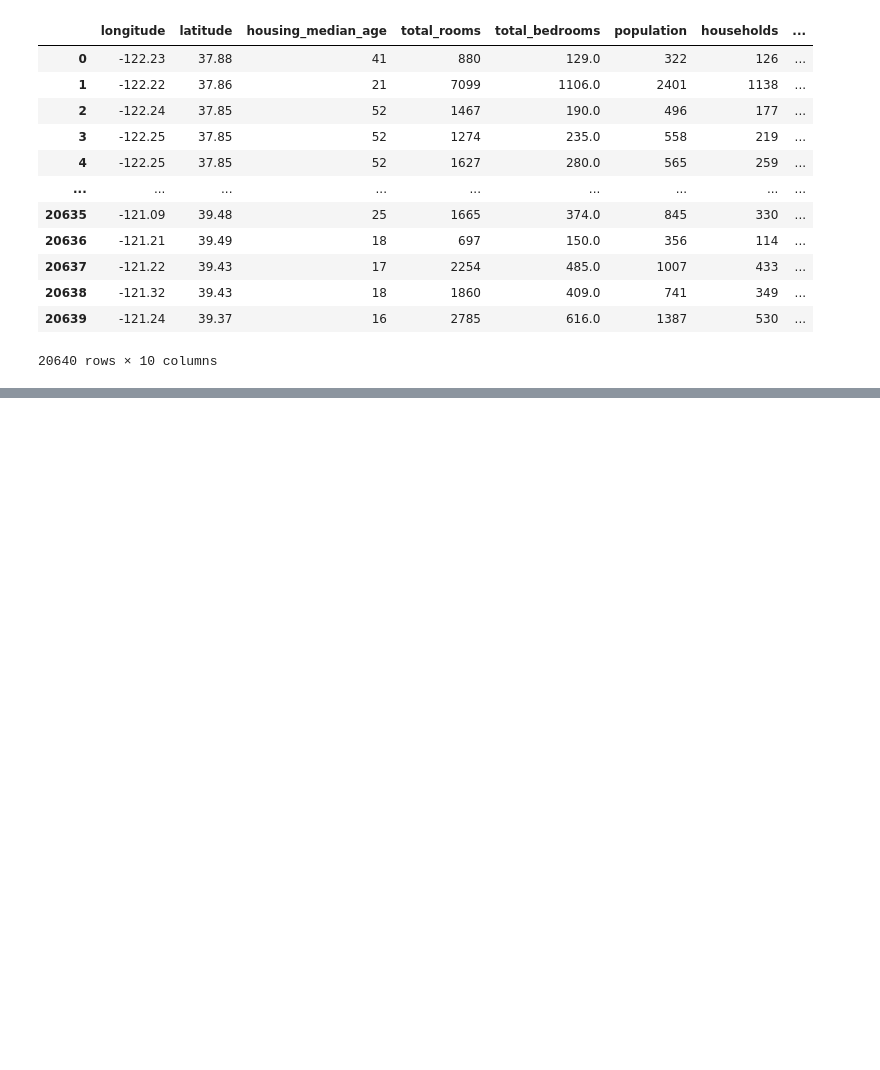
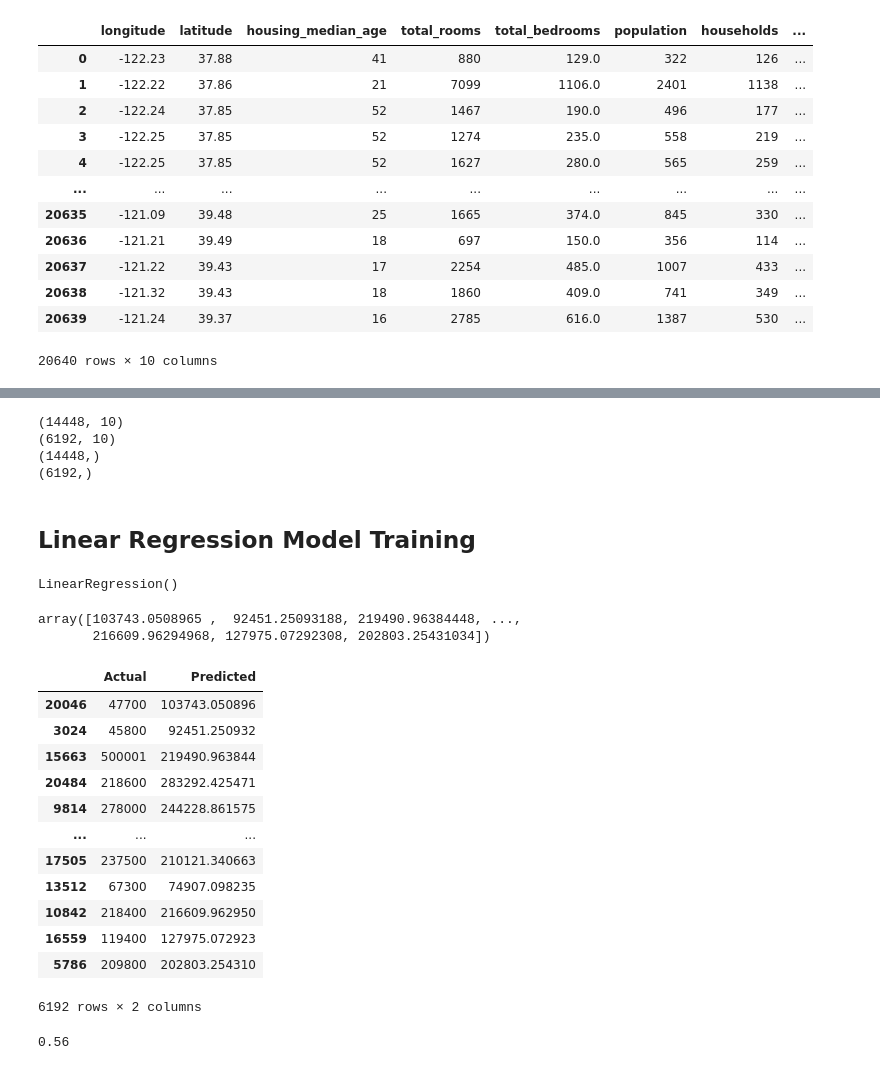
Before and after one commit to nishags83g/my-ai-learning, a Jupyter notebook: mylearnings.ipynb, the cells around one changed output, grey strips where cells are left out. Cells and saved outputs as stored; diff of their text form; code cells hidden in the pictures; blank space fills up the shorter version.

```diff
--- a/mylearnings.ipynb
+++ b/mylearnings.ipynb
@@ -264,0 +422,5 @@ caHousing
+# %%
+## Split target variable and feature variables. X here is a dataframe and y is a series
+X = caHousing_encoded[['housing_median_age', 'median_income','bedrooms_per_room','population_per_household','coords','ocean_proximity__1h_ocean',
+                        'ocean_proximity_inland','ocean_proximity_island','ocean_proximity_near_bay','ocean_proximity_near_ocean']]
+y = caHousing_encoded['median_house_value']
@@ -264,0 +466,60 @@ caHousing
+# %%
+import sklearn
+from sklearn.model_selection import train_test_split
+
+# Splitting the data into training and testing sets in numpy arrays
+# We train the model with 70% of the samples and test with the remaining 30%. Here we specify test_size. train_size also can be specified. If one of
+# them is not specified then it will be taken as complementary of the other. If both are none, test_size is set to .25 by default
+# X -> array with the inputs; y -> array of the outputs ; X and y should have the same length
+X_train, X_test, y_train, y_test = train_test_split(X, y, random_state=42, shuffle=True, test_size=0.3)
+
+# Confirm how the data was split
+print(X_train.shape)
+print(X_test.shape)
+print(y_train.shape)
+print(y_test.shape)
+# %% [output]
+(14448, 10)
+(6192, 10)
+(14448,)
+(6192,)
+# %% [markdown]
+## Linear Regression Model Training #
+# %%
+# Use scikit-learn’s LinearRegression to train the model on both the training and evaluate it on the test sets
+from sklearn.linear_model import LinearRegression
+
+# Create a Linear regressor using all the feature variables
+reg_model = LinearRegression()
+
+# Train the model using the training sets
+reg_model.fit(X_train, y_train)
+# %% [output]
+LinearRegression()
+# %%
+#run the predictions on the training and testing data
+y_pred_test = reg_model.predict(X_test)
+# %%
+y_pred_test
+# %% [output]
+array([103743.0508965 ,  92451.25093188, 219490.96384448, ...,
+       216609.96294968, 127975.07292308, 202803.25431034])
+# %%
+#compare the actual values (ie, target) with the values predicted by the model
+pred_test_df = pd.DataFrame({'Actual':y_test,'Predicted':y_pred_test})
+
+pred_test_df
+# %% [output]
+|  | Actual | Predicted |
+| 20046 | 47700 | 103743.050896 |
+| 3024 | 45800 | 92451.250932 |
+| 15663 | 500001 | 219490.963844 |
+| 20484 | 218600 | 283292.425471 |
+| 9814 | 278000 | 244228.861575 |
+| ... | ... | ... |
+| 17505 | 237500 | 210121.340663 |
+| 13512 | 67300 | 74907.098235 |
+| 10842 | 218400 | 216609.962950 |
+| 16559 | 119400 | 127975.072923 |
+| 5786 | 209800 | 202803.254310 |
+6192 rows × 2 columns
@@ -264,0 +531,4 @@ caHousing
+# %%
+r2_reg_model_test
+# %% [output]
+0.56
```
Also changed, not shown: parts of 32 cells of this notebook.
